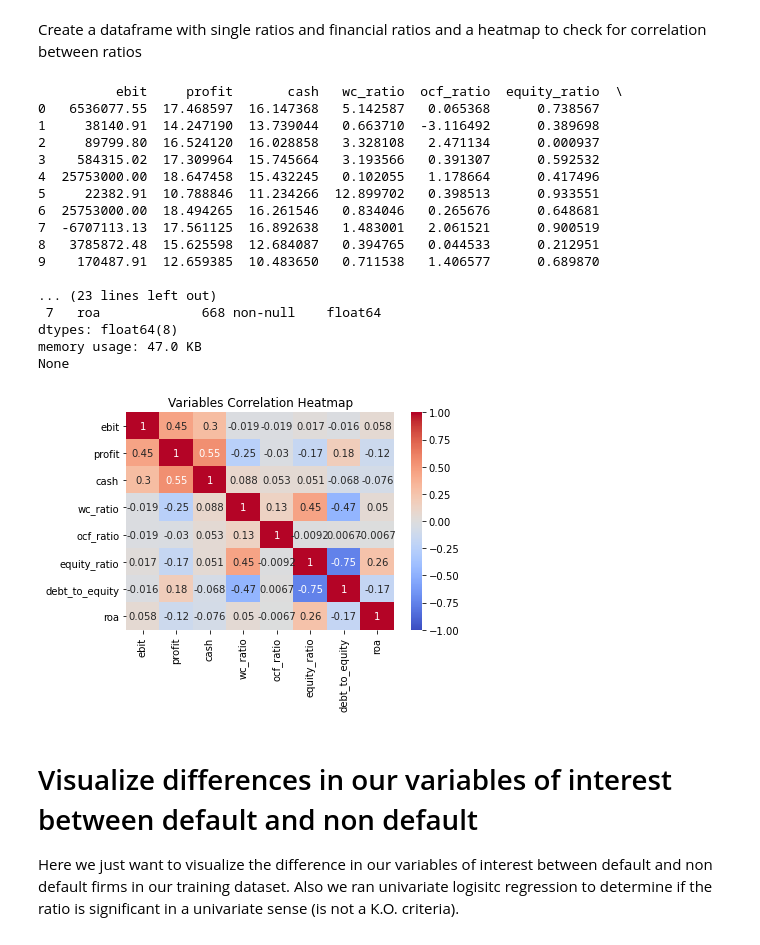
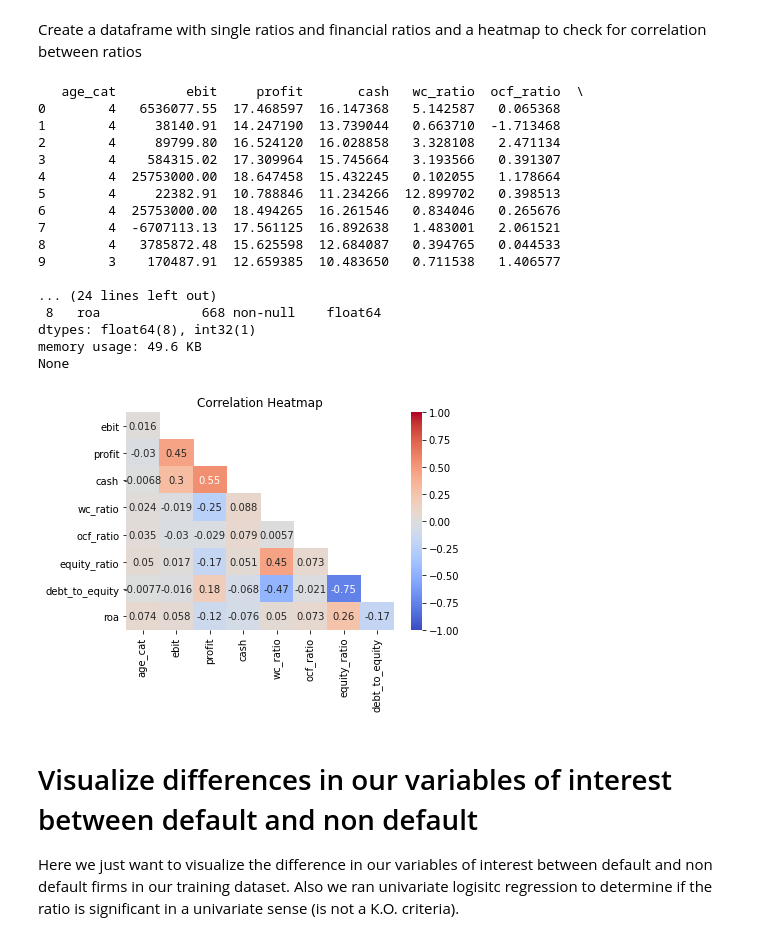
Before and after one commit to danIBK/SE_Risk_Management, a Jupyter notebook: Hello World.ipynb, the cells around one changed output. Saved outputs shown, nothing was run; the diff lists cells and outputs as text; code cells hidden in the pictures.

```diff
--- a/Hello World.ipynb
+++ b/Hello World.ipynb
@@ -17,7 +4,7 @@ Everything up-to-date
 # %%
 #Comment out the other paths and comment in your path
-#path = r'C:\Users\heuse\Desktop\SE_Risk_Management-1/' #Daniel Path
-path = '/Users/mandoholzknecht/SE_Risk_Management/' # Path Mando
+path = r'C:\Users\heuse\Desktop\SE_Risk_Management-1/' #Daniel Path
+#path = '/Users/mandoholzknecht/SE_Risk_Management/' # Path Mando
 #path = 'C:/Users/Fabio/OneDrive/Dokumente/Uni Innsbruck/WS20/Applied risk mgmt/SE/Heusli/SE_Risk_Management/' # Path Fabio
 
 import warnings
@@ -455,13 +440,11 @@ plt.show()
 # %% [markdown]
 2. Profit
 # %%
-gropro = df_train['gross_profit'].replace(np.nan, np.quantile(df_train['gross_profit'].dropna(),.5))
-df_train['profit'] = np.log(gropro)
+df_train['profit'] = df_train['gross_profit'].replace(np.nan, np.quantile(df_train['gross_profit'].dropna(),.5))
+df_train['profit'] = np.log(df_train['profit'])
 print(df_train['profit'].isnull().sum())
 print(df_train['profit'].describe())
 print(df_train['profit'].value_counts())
-plt.boxplot(df_train['profit'])
-plt.show()
 # %% [output]
 0
 count    668.000000
@@ -613,7 +599,7 @@ cf_pos = np.where(df_train['cf_operating'] > 1, df_train['cf_operating'], 0)
 cf_neg = np.where(df_train['cf_operating'] < -1, df_train['cf_operating'], 0)
 df_train['ocf_ratio'] = df_train['cf_operating']/df_train['sales']
 # winsorize ocf
-df_train['ocf_ratio'] = sci.stats.mstats.winsorize(ocf, limits =[0.01, 0.02])
-plt.boxplot(df_train.ocf_ratio)
-plt.show()
+df_train['ocf_ratio'] = sci.stats.mstats.winsorize(df_train['ocf_ratio'], limits =[0.01, 0.02])
+print(df_train.ocf_ratio)
+print(df_train.ocf_ratio.describe())
 # %% [output]
@@ -714,33 +726,37 @@ Name: roa, Length: 644, dtype: int64
 # %% [markdown]
 Create a dataframe with single ratios and financial ratios and a heatmap to check for correlation between ratios
 # %%
-col = ['ebit', 'profit', 'cash', 'wc_ratio', 'ocf_ratio', 'equity_ratio', 'debt_to_equity', 'roa']
+col = ['age_cat', 'ebit', 'profit', 'cash', 'wc_ratio', 'ocf_ratio', 'equity_ratio', 'debt_to_equity', 'roa']
 data = df_train[col]
 print(data.head(10))
 print(data.info())
 
-heatmap = sns.heatmap(data.corr(), vmin=-1, vmax=1, annot=True, cmap="coolwarm")
-heatmap.set_title('Variables Correlation Heatmap')
+df_corr = data.corr()
+mask = np.triu(np.ones_like(df_corr, dtype=np.bool))
+mask = mask[1:, :-1]
+corr = df_corr.iloc[1:,:-1].copy()
+heatmap = sns.heatmap(corr, mask=mask, vmin=-1, vmax=1, annot=True, cmap="coolwarm")
+heatmap.set_title('Correlation Heatmap')
 plt.show()
 # %% [output]
-          ebit     profit       cash   wc_ratio  ocf_ratio  equity_ratio  \
-0   6536077.55  17.468597  16.147368   5.142587   0.065368      0.738567
-1     38140.91  14.247190  13.739044   0.663710  -3.116492      0.389698
-2     89799.80  16.524120  16.028858   3.328108   2.471134      0.000937
-3    584315.02  17.309964  15.745664   3.193566   0.391307      0.592532
-4  25753000.00  18.647458  15.432245   0.102055   1.178664      0.417496
-5     22382.91  10.788846  11.234266  12.899702   0.398513      0.933551
-6  25753000.00  18.494265  16.261546   0.834046   0.265676      0.648681
-7  -6707113.13  17.561125  16.892638   1.483001   2.061521      0.900519
-8   3785872.48  15.625598  12.684087   0.394765   0.044533      0.212951
-9    170487.91  12.659385  10.483650   0.711538   1.406577      0.689870
+   age_cat         ebit     profit       cash   wc_ratio  ocf_ratio  \
+0        4   6536077.55  17.468597  16.147368   5.142587   0.065368
+1        4     38140.91  14.247190  13.739044   0.663710  -1.713468
+2        4     89799.80  16.524120  16.028858   3.328108   2.471134
+3        4    584315.02  17.309964  15.745664   3.193566   0.391307
+4        4  25753000.00  18.647458  15.432245   0.102055   1.178664
+5        4     22382.91  10.788846  11.234266  12.899702   0.398513
+6        4  25753000.00  18.494265  16.261546   0.834046   0.265676
+7        4  -6707113.13  17.561125  16.892638   1.483001   2.061521
+8        4   3785872.48  15.625598  12.684087   0.394765   0.044533
+9        3    170487.91  12.659385  10.483650   0.711538   1.406577
 
-... (23 lines left out)
- 7   roa             668 non-null    float64
-dtypes: float64(8)
-memory usage: 47.0 KB
+... (24 lines left out)
+ 8   roa             668 non-null    float64
+dtypes: float64(8), int32(1)
+memory usage: 49.6 KB
 None
-[figure, old version]
+[figure, new version]
 # %% [markdown]
 # Visualize differences in our variables of interest between default and non default
 
```
Also changed, not shown: parts of 43 cells of this notebook.
